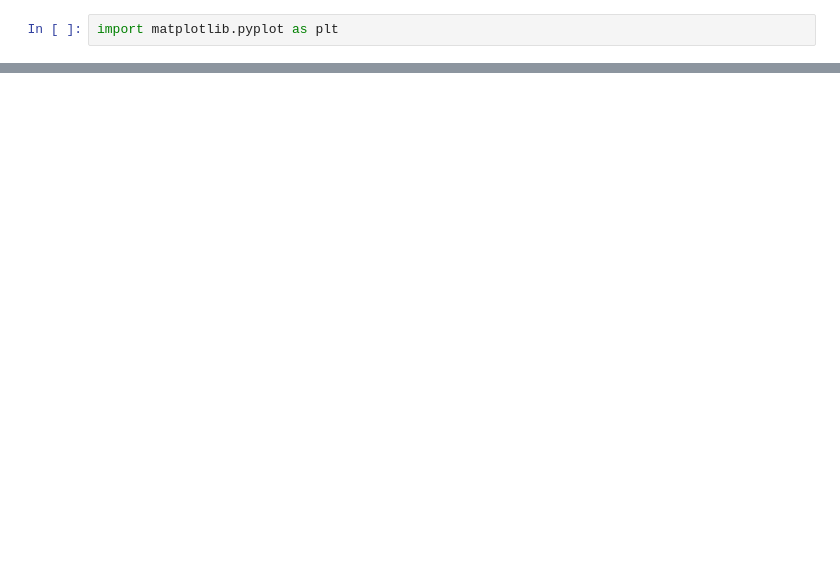
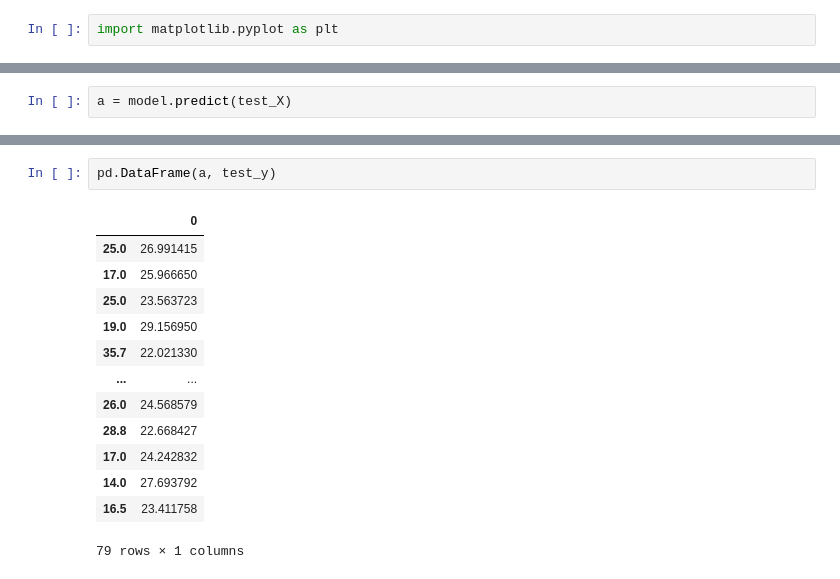
Before and after one commit to jsw6872/DataScience-ML-Spring, a Jupyter notebook: DL/fall_pknu/regression_dl.ipynb, the cells around one changed output, grey strips where cells are left out. Cells and saved outputs as stored; diff of their text form; blank space fills up the shorter version.

Commit message:
update regression predict code

```diff
--- a/DL/fall_pknu/regression_dl.ipynb
+++ b/DL/fall_pknu/regression_dl.ipynb
@@ -269,0 +276,2 @@ plt.ylim([0, 50])
+# %%
+a = model.predict(test_X)
@@ -269,0 +308,16 @@ plt.ylim([0, 50])
+# %%
+pd.DataFrame(a, test_y)
+# %% [output]
+|  | 0 |
+| 25.0 | 26.991415 |
+| 17.0 | 25.966650 |
+| 25.0 | 23.563723 |
+| 19.0 | 29.156950 |
+| 35.7 | 22.021330 |
+| ... | ... |
+| 26.0 | 24.568579 |
+| 28.8 | 22.668427 |
+| 17.0 | 24.242832 |
+| 14.0 | 27.693792 |
+| 16.5 | 23.411758 |
+79 rows × 1 columns
```
Also changed, not shown: parts of 12 cells of this notebook.
